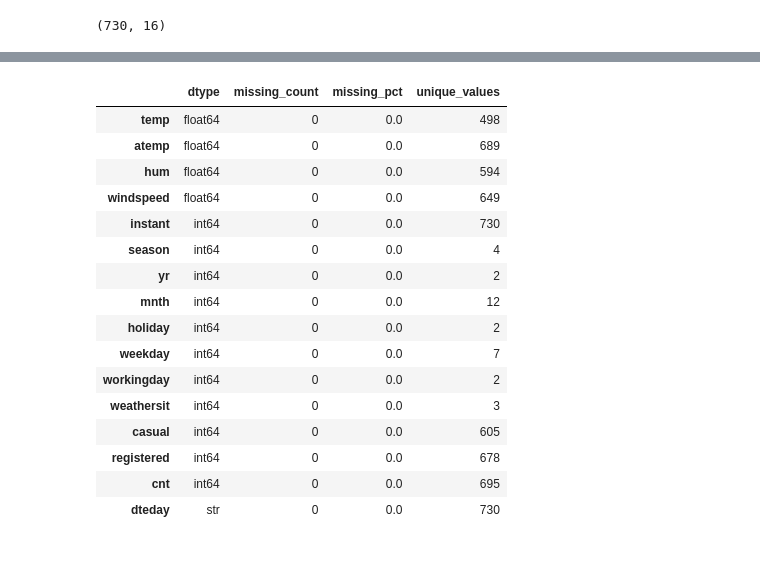
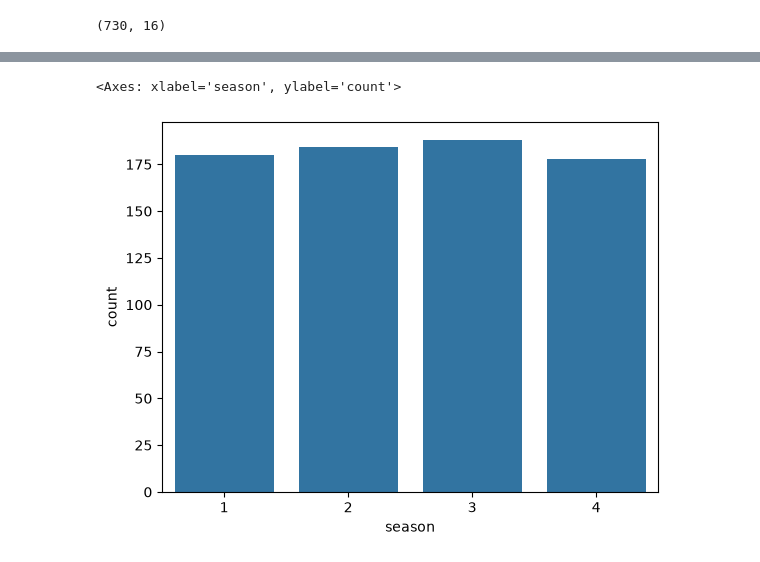
Before and after one commit to purnima928/LogicMojo-AI-ML-June26-Purnima928, a Jupyter notebook: notebooks/bike_rental.ipynb, the cells around one changed output, grey strips where cells are left out. Drawn from its saved outputs; the diff is of its cells as text; code cells hidden in the pictures.

Commit message:
BikeRental - Draft 2

```diff
--- a/notebooks/bike_rental.ipynb
+++ b/notebooks/bike_rental.ipynb
@@ -17,6 +17,7 @@ bike_df.shape
 # %% [output]
 (730, 16)
 # %%
+bike_df.drop(columns="instant", inplace=True)
 bike_df.info(verbose=True)
 # %% [output]
 <class 'pandas.DataFrame'>
@@ -39,28 +86,7 @@ memory usage: 91.4 KB
 # %%
-bike_df_copy = bike_df.copy()
-
-audit_df = pd.DataFrame({
-    'dtype': bike_df_copy.dtypes.astype(str),
-    'missing_count': bike_df_copy.isna().sum(),
-    'missing_pct': (bike_df_copy.isna().mean() * 100).round(2),
-    'unique_values': bike_df_copy.nunique()
-}).sort_values(['missing_count', 'dtype'], ascending=[False, True])
-audit_df
+# There is no record for weathersit = 4 - Inference 1
+sns.countplot(x="season", data=bike_df)
+# We see similar obseervations for all the 4 seasons. The number of records for each season is almost equal - Inference 2
 # %% [output]
-|  | dtype | missing_count | missing_pct | unique_values |
-| temp | float64 | 0 | 0.0 | 498 |
-| atemp | float64 | 0 | 0.0 | 689 |
-| hum | float64 | 0 | 0.0 | 594 |
-| windspeed | float64 | 0 | 0.0 | 649 |
-| instant | int64 | 0 | 0.0 | 730 |
-| season | int64 | 0 | 0.0 | 4 |
-| yr | int64 | 0 | 0.0 | 2 |
-| mnth | int64 | 0 | 0.0 | 12 |
-| holiday | int64 | 0 | 0.0 | 2 |
-| weekday | int64 | 0 | 0.0 | 7 |
-| workingday | int64 | 0 | 0.0 | 2 |
-| weathersit | int64 | 0 | 0.0 | 3 |
-| casual | int64 | 0 | 0.0 | 605 |
-| registered | int64 | 0 | 0.0 | 678 |
-| cnt | int64 | 0 | 0.0 | 695 |
-| dteday | str | 0 | 0.0 | 730 |
+<Axes: xlabel='season', ylabel='count'>
+[figure, added]
```
Also changed, not shown: parts of 42 cells of this notebook.
